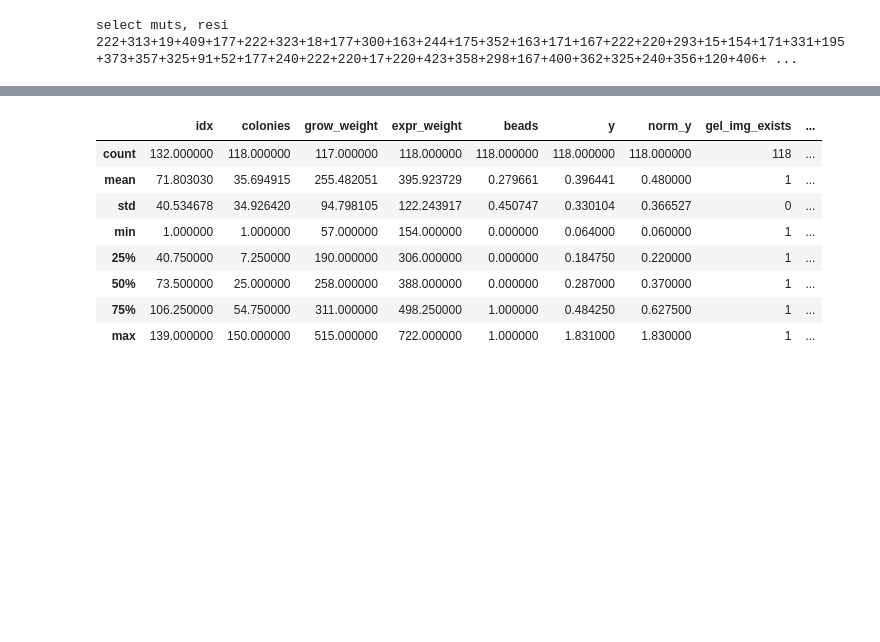
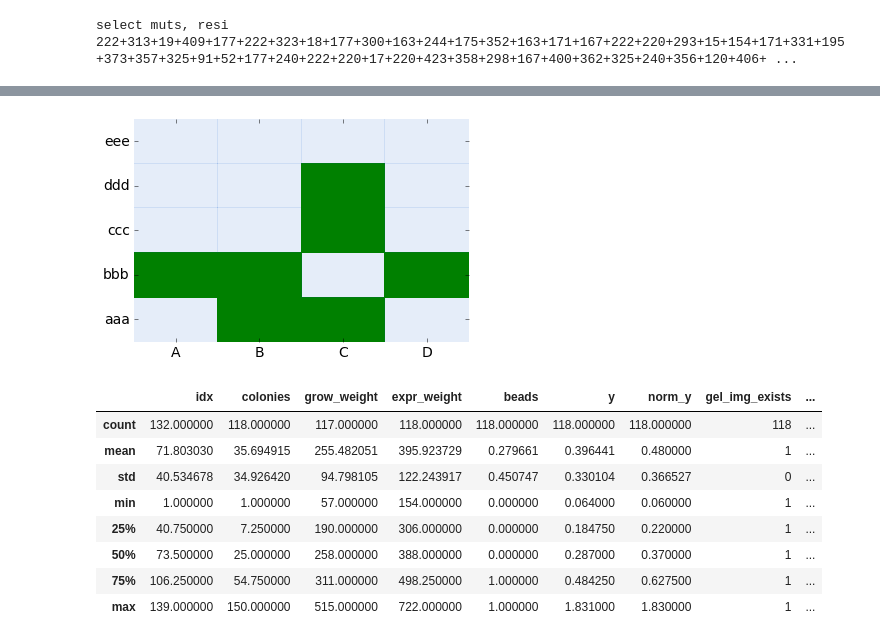
Before and after one commit to dacarlin/bagel-thermostability, a Jupyter notebook: figures.ipynb, the cells around one changed output, grey strips where cells are left out. Cells and saved outputs as stored; diff of their text form; code cells hidden in the pictures; blank space fills up the shorter version.

```diff
--- a/figures.ipynb
+++ b/figures.ipynb
@@ -72,3 +91,23 @@ plt.show()
+# %%
+import pandas as pd
+import numpy as np
+import matplotlib.pyplot as plt
+import matplotlib.colors as mcolors
+
+Index= ['aaa', 'bbb', 'ccc', 'ddd', 'eee']
+Cols = ['A', 'B', 'C', 'D']
+data= np.random.random((5, 4))
+df = pd.DataFrame(data, index=Index, columns=Cols)
+
+# Values from 0-0.5 will be red and 0.5-1 will be green
+cmap, norm = mcolors.from_levels_and_colors([0, 0.5, 1], [(.0,.34,0.8,0.1), 'green'])
+
+plt.pcolor(df, cmap=cmap, norm=norm)
+plt.yticks(np.arange(0.5, len(df.index), 1), df.index)
+plt.xticks(np.arange(0.5, len(df.columns), 1), df.columns)
+plt.show()
+# %% [output]
+[figure, added]
 # %%
 # structure-stability?
 
```
Also changed, not shown: parts of 1 cell of this notebook.
